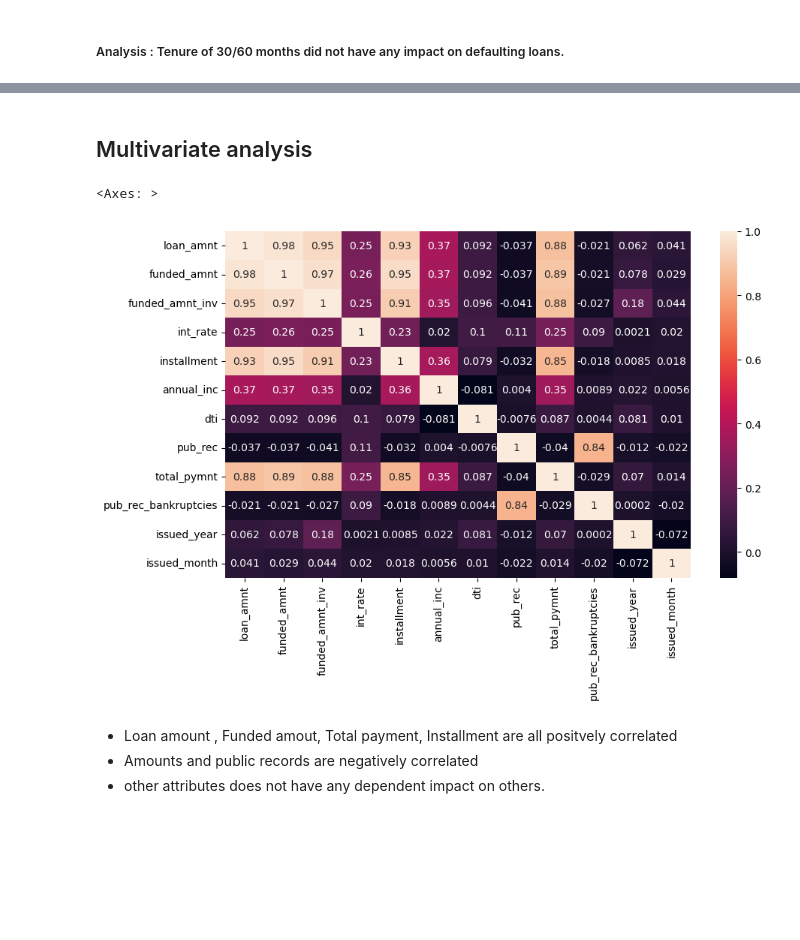
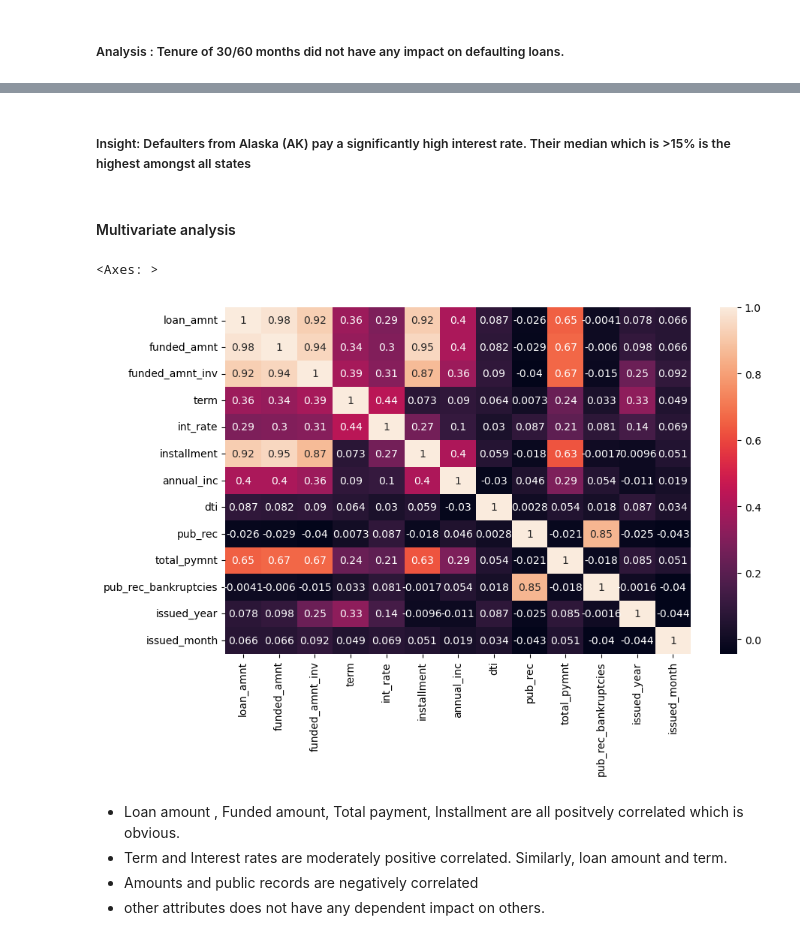
Before and after one commit to Siddhardha-Mudumba/LendingClubCaseStudy, a Jupyter notebook: Siddhardha_Mudumba.ipynb, the cells around one changed output, grey strips where cells are left out. Cells and saved outputs as stored; diff of their text form; code cells hidden in the pictures; blank space fills up the shorter version.

```diff
--- a/Siddhardha_Mudumba.ipynb
+++ b/Siddhardha_Mudumba.ipynb
@@ -431,0 +478,38 @@ plt.show()
+# %%
+##Distribution of interest rates
+
+# Calculate percentiles
+print("{} - 25th Percentile: {} , 50th Percentile: {}, 75th Percentile: {}".format("Distribution of interest rates for All Loans",
+      loan_data['int_rate'].quantile(0.25),
+      loan_data['int_rate'].quantile(0.50),
+      loan_data['int_rate'].quantile(0.75)))
+
+print("{} - 25th Percentile: {} , 50th Percentile: {}, 75th Percentile: {}".format("Distribution of interest rates for Fully Paid",
+      loan_data[loan_data["loan_status"] == "Fully Paid"]["int_rate"].quantile(0.25),
+      loan_data[loan_data["loan_status"] == "Fully Paid"]["int_rate"].quantile(0.50),
+      loan_data[loan_data["loan_status"] == "Fully Paid"]["int_rate"].quantile(0.75)))
+
+print("{} - 25th Percentile: {} , 50th Percentile: {}, 75th Percentile: {}".format("Distribution of interest rates for Charged Off",
+      loan_data[loan_data["loan_status"] == "Charged Off"]["int_rate"].quantile(0.25),
+      loan_data[loan_data["loan_status"] == "Charged Off"]["int_rate"].quantile(0.50),
+      loan_data[loan_data["loan_status"] == "Charged Off"]["int_rate"].quantile(0.75)))
+
+
+# use subplots to get 3 plots for same variable
+fig, axes = plt.subplots(1, 3, figsize=(14, 3))
+plt.subplots_adjust(wspace=0.5, hspace=0.5)
+
+loan_data = loan_data.sort_values("int_rate")
+
+sns.boxplot(ax = axes[0], data=loan_data, x="int_rate")
+axes[0].set_title("All Loans")
+axes[0].tick_params(axis='x',rotation=90)
+
+sns.boxplot(ax = axes[1], data=loan_data[loan_data["loan_status"]=="Fully Paid"], x="int_rate")
+axes[1].set_title("Fully Paid")
+axes[1].tick_params(axis='x',rotation=90)
+
+sns.boxplot(ax = axes[2], data=loan_data[loan_data["loan_status"]=="Charged Off"], x="int_rate")
+axes[2].set_title("Charged Off")
+axes[2].tick_params(axis='x',rotation=90)
+plt.show()
@@ -479,12 +586,15 @@ plt.show()
+# %% [markdown]
+##### Insight: Defaulters from Alaska (AK) pay a significantly high interest rate. Their median which is >15% is the highest amongst all states
 # %% [markdown]
-## Multivariate analysis
+#### Multivariate analysis
 # %%
 plt.figure(figsize=(10,6))
-sns.heatmap(loan_data.corr(numeric_only=True), annot=True)
+sns.heatmap(loan_data[loan_data["loan_status"]=="Charged Off"].corr(numeric_only=True), annot=True)
 # %% [output]
 <Axes: >
-[figure, old version]
+[figure, new version]
 # %% [markdown]
-- Loan amount , Funded amout, Total payment, Installment are all positvely correlated
+- Loan amount , Funded amount, Total payment, Installment are all positvely correlated which is obvious.
+- Term and Interest rates are moderately positive correlated. Similarly, loan amount and term.
 - Amounts and public records are negatively correlated
 - other attributes does not have any dependent impact on others.
```
Also changed, not shown: parts of 32 cells of this notebook, 1 other file.
